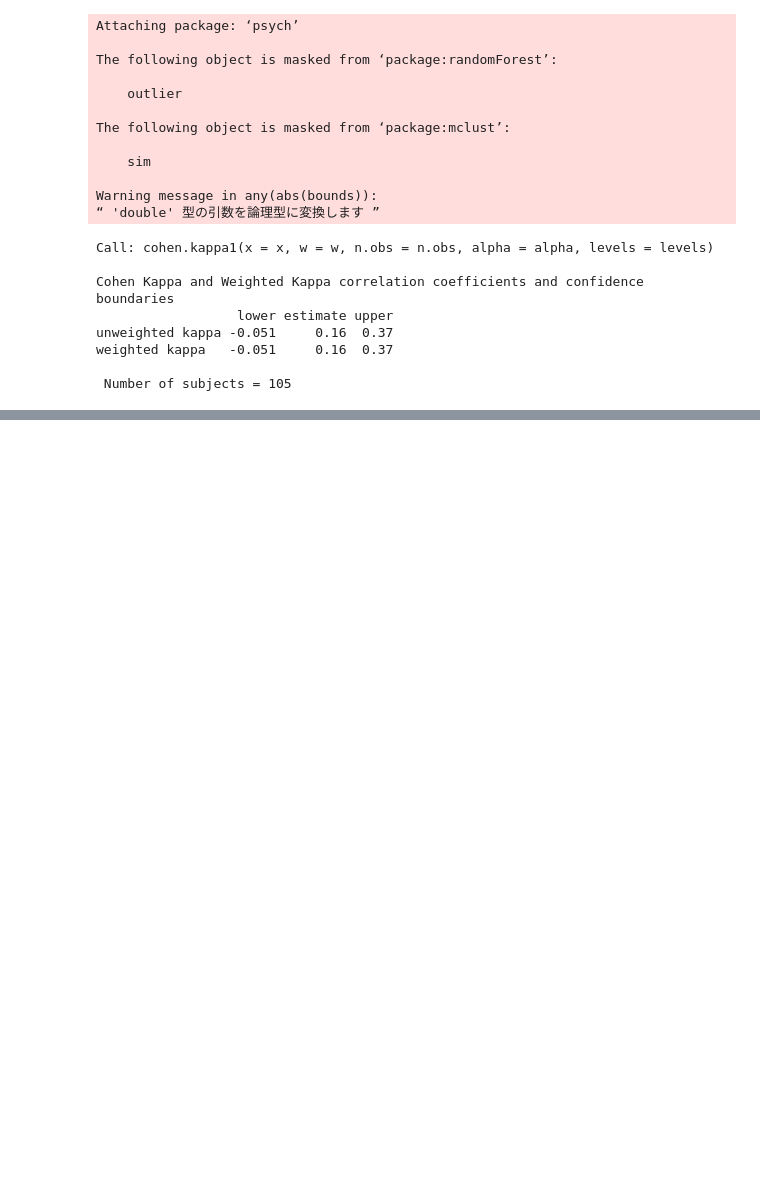
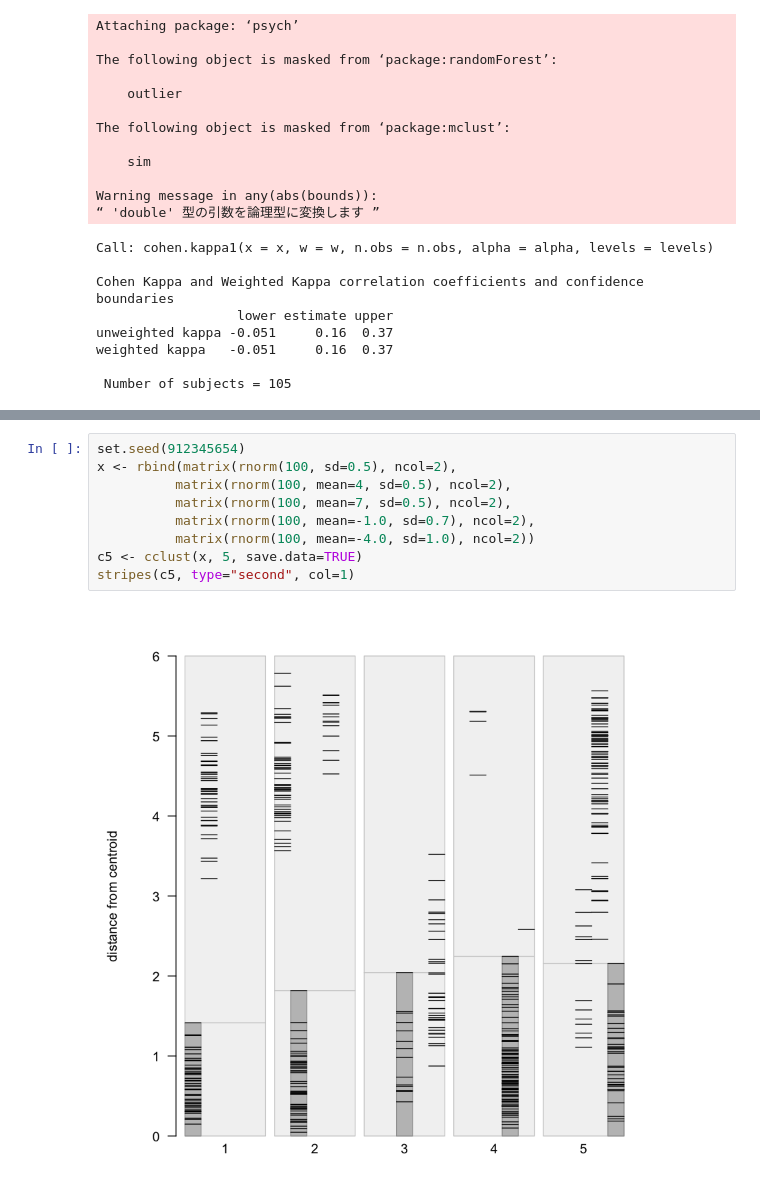
Before and after one commit to SyuheyK/RforMarketingResearchAndAnalytics, a Jupyter notebook: Ch11.ipynb, the cells around one changed output, grey strips where cells are left out. Cells and saved outputs as stored; diff of their text form; blank space fills up the shorter version.

```diff
--- a/Ch11.ipynb
+++ b/Ch11.ipynb
@@ -641,0 +659,11 @@ weighted kappa   -0.051     0.16  0.37
+# %%
+set.seed(912345654)
+x <- rbind(matrix(rnorm(100, sd=0.5), ncol=2),
+          matrix(rnorm(100, mean=4, sd=0.5), ncol=2),
+          matrix(rnorm(100, mean=7, sd=0.5), ncol=2),
+          matrix(rnorm(100, mean=-1.0, sd=0.7), ncol=2),
+          matrix(rnorm(100, mean=-4.0, sd=1.0), ncol=2))
+c5 <- cclust(x, 5, save.data=TRUE)
+stripes(c5, type="second", col=1)
+# %% [output]
+[figure, added]
```
Also changed, not shown: parts of 2 cells of this notebook.
